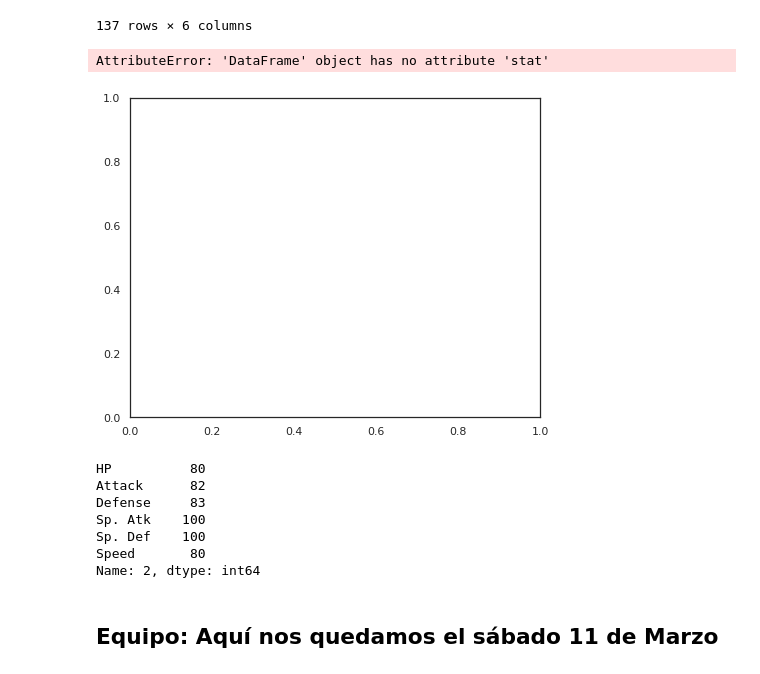
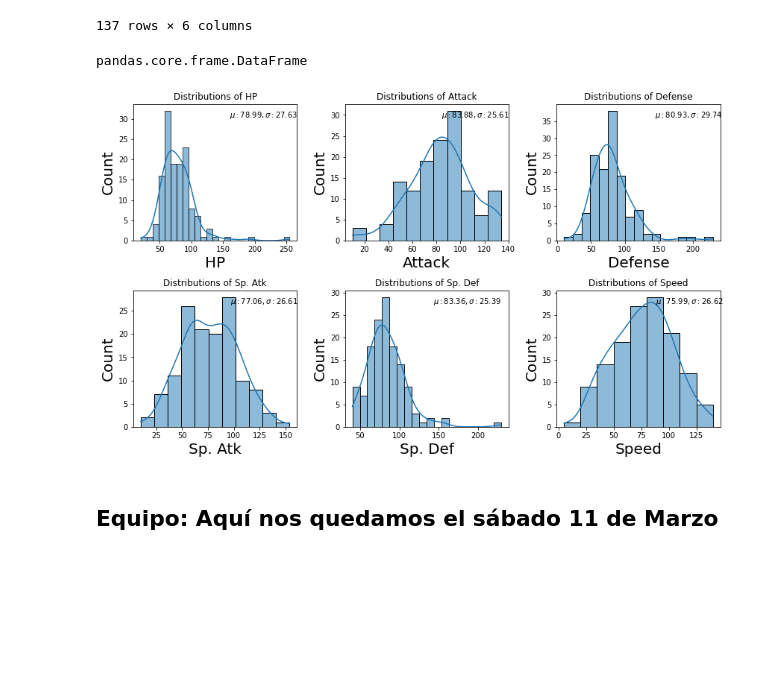
Before and after one commit to SalRmz/DCDP, a Jupyter notebook: 01 Programación en Python/notebooks/exercises/Practica_Final_EDA_WoAns.ipynb, the cells around one changed output. Saved outputs shown, nothing was run; the diff lists cells and outputs as text; code cells hidden in the pictures; blank space fills up the shorter version.

```diff
--- a/01 Programación en Python/notebooks/exercises/Practica_Final_EDA_WoAns.ipynb
+++ b/01 Programación en Python/notebooks/exercises/Practica_Final_EDA_WoAns.ipynb
@@ -660,7 +673,7 @@ plt.show()
 Estos son los Pokémon reales que podrían usarse en una batalla de Pokémon, ya que tener una evolución significa que tus estadísticas aumentarán y tendrás acceso a un grupo de movimientos más amplio. Ahora, sería interesante plotear las frecuencias de los Tipos 1 y 2 que tenemos en este data set.
 # %%
 fig, (ax1, ax2) = plt.subplots(1, 2, figsize=(15, 10))
-plt.rcParams["font.size"] = 12
+plt.rcParams["font.size"] = 7
 
 ax1 = my_evolved_pokemon.groupby('Type 1').size().sort_values().plot(kind='barh', ax=ax1)
 start, end = ax1.get_xlim()
@@ -724,35 +726,29 @@ stats
 | 270 | 106 | 130 | 90 | 110 | 154 | 90 |
 | 271 | 100 | 100 | 100 | 100 | 100 | 100 |
 137 rows × 6 columns
+# %%
+type(stats)
+# %% [output]
+pandas.core.frame.DataFrame
 # %%
 stats = my_evolved_pokemon.loc[:, 'HP':'Speed']
-plt.figure(figsize=(25, 20))
+plt.figure(figsize=(12, 10))
+plt.rcParams["font.size"] = 10
 
 for ii, stat in enumerate(stats):
-    #title = "Distributions of {stat}".format(stat=stat)
+    title = "Distributions of {stat}".format(stat=stat)
     title = "Distributions of "+stat
     plt.subplot(3, 3, ii+1)
-    #plt.title('prueba')
-    sns.distplot(stats.stat)
+    plt.title(title)
+    sns.histplot(stats[stat],kde=True)
     x = plt.gca().get_xlim()[1] * .6
     y = plt.gca().get_ylim()[1] * .9
-    plt.text(x, y, '$\mu: {mu: .2f}, \sigma: {sigma: .2f}$'.format(mu = 99, sigma=99))
+    plt.text(x, y, '$\mu: {mu: .2f}, \sigma: {sigma: .2f}$'.format(mu = stats[stat].mean(), sigma=stats[stat].std()))
 
 
 plt.tight_layout()
 plt.show()
 # %% [output]
-AttributeError: 'DataFrame' object has no attribute 'stat'
-[figure, old version]
+[figure, new version]
-# %%
-stats.iloc[0]
-# %% [output]
-HP          80
-Attack      82
-Defense     83
-Sp. Atk    100
-Sp. Def    100
-Speed       80
-Name: 2, dtype: int64
 # %% [markdown]
 ## Equipo: Aquí nos quedamos el sábado 11 de Marzo
```
Also changed, not shown: parts of 45 cells of this notebook.
